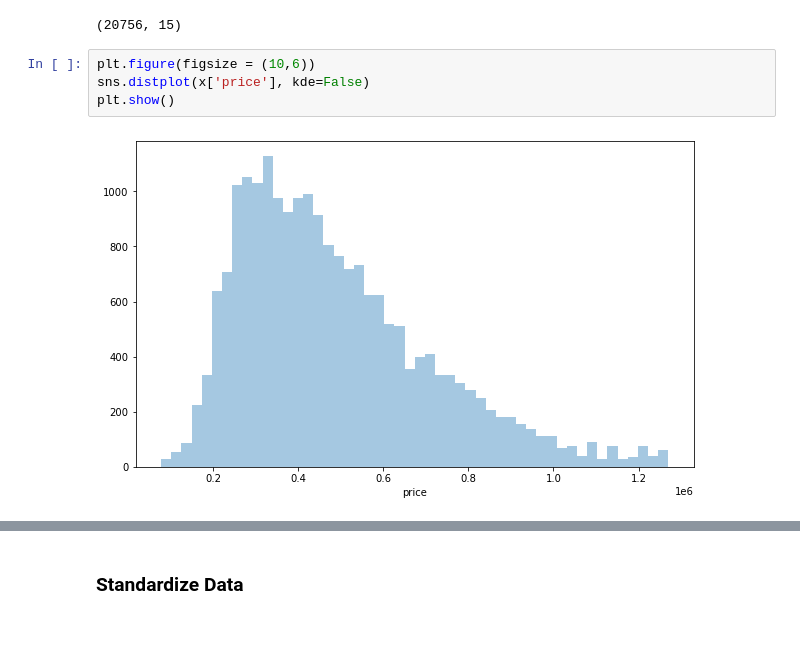
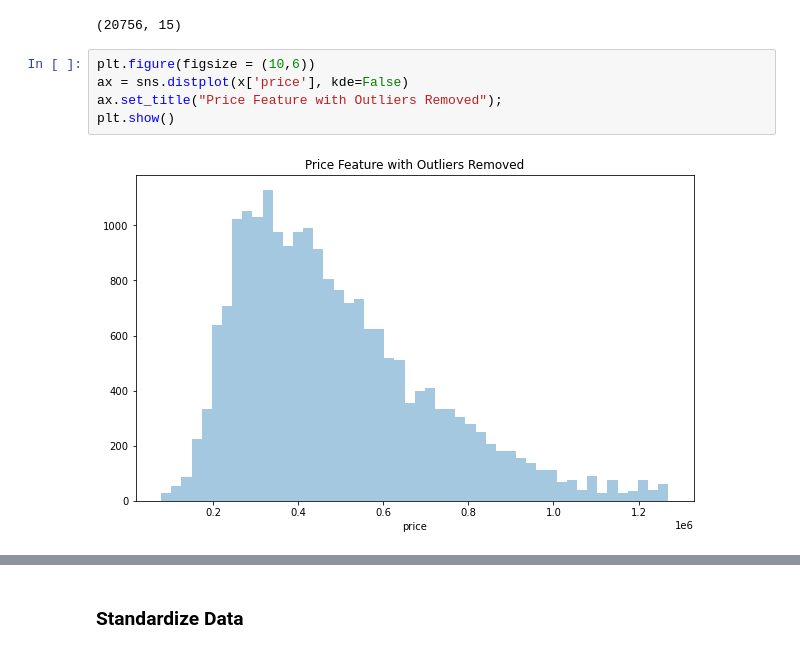
Before and after one commit to alexcasey92/Phase_2_Housing_Project, a Jupyter notebook: technical_notebook.ipynb, the cells around one changed output, grey strips where cells are left out. Cells and saved outputs as stored; diff of their text form.

```diff
--- a/technical_notebook.ipynb
+++ b/technical_notebook.ipynb
@@ -627,7 +630,8 @@ x.shape
 (20756, 15)
 # %%
 plt.figure(figsize = (10,6))
-sns.distplot(x['price'], kde=False)
+ax = sns.distplot(x['price'], kde=False)
+ax.set_title("Price Feature with Outliers Removed");
 plt.show()
 # %% [output]
-[figure, old version]
+[figure, new version]
```
Also changed, not shown: parts of 47 cells of this notebook, 2 other files.
